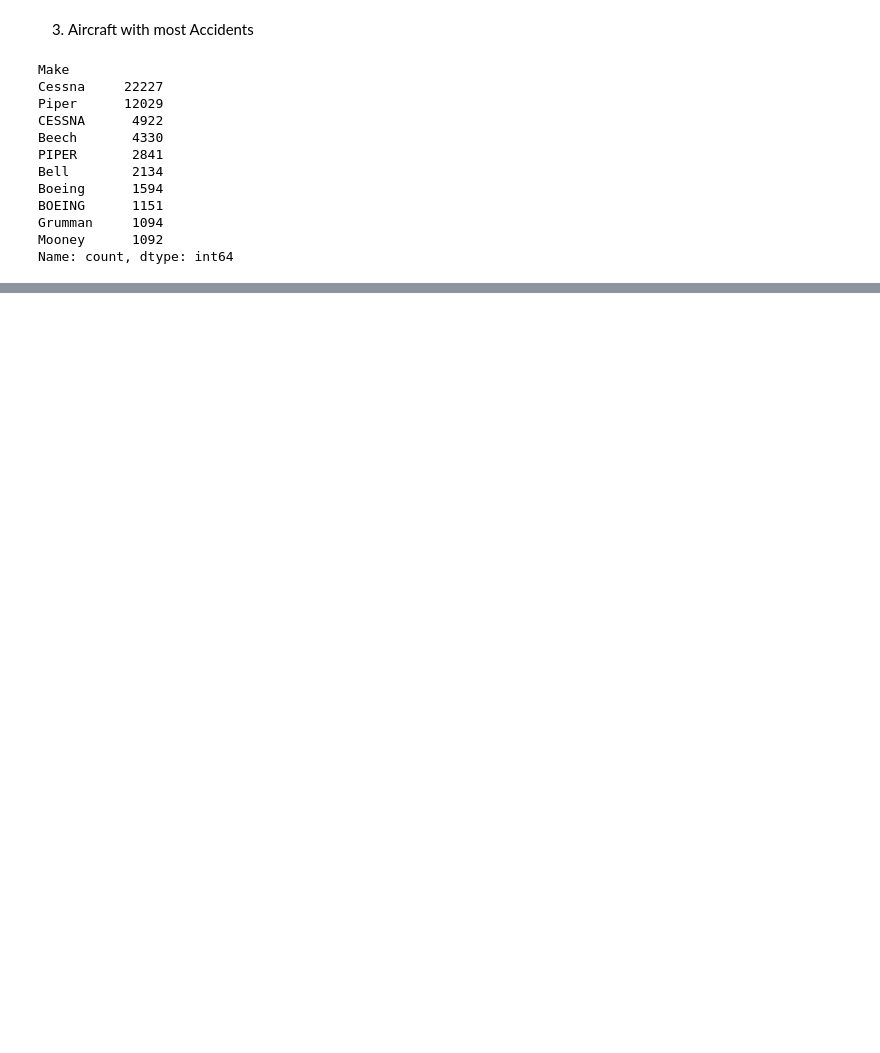
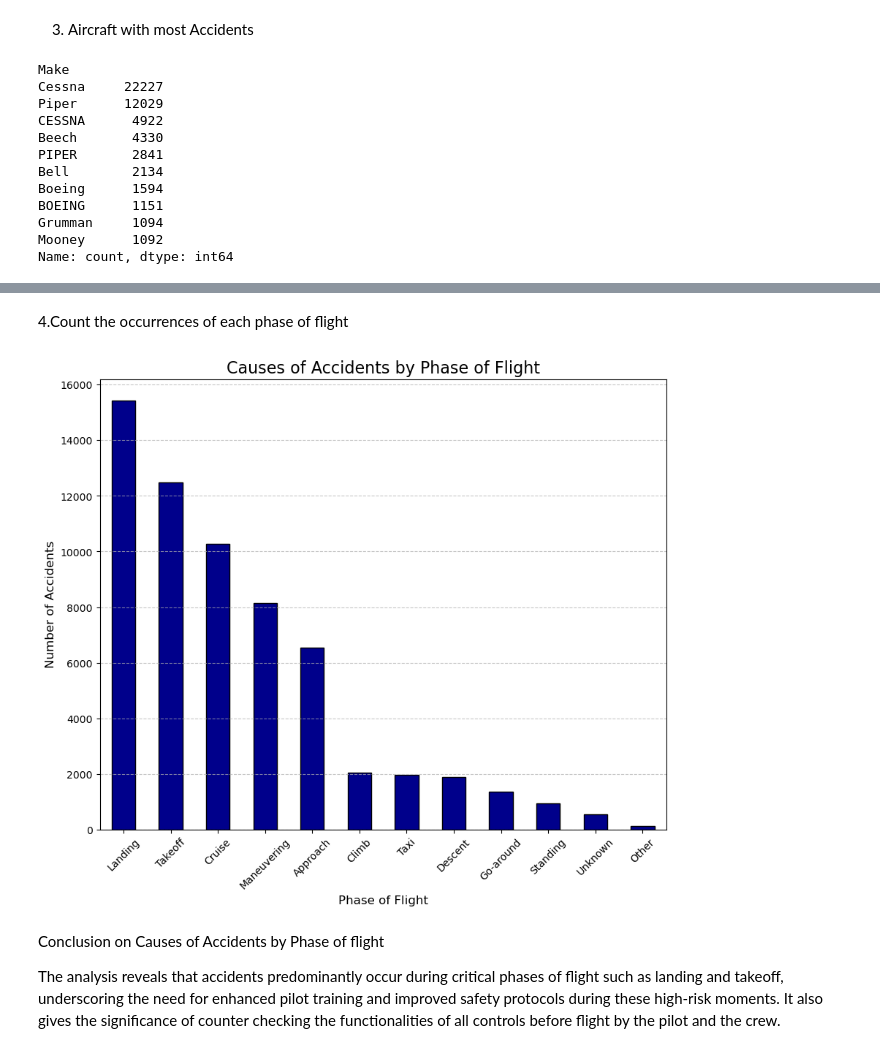
Before and after one commit to Gedy-gif/Aviation-Risk-Analysis-for-Business-Expansion, a Jupyter notebook: Aviation.ipynb, the cells around one changed output, grey strips where cells are left out. Cells and saved outputs as stored; diff of their text form; code cells hidden in the pictures; blank space fills up the shorter version.

```diff
--- a/Aviation.ipynb
+++ b/Aviation.ipynb
@@ -226 +252,25 @@ Conclusion in Aircrafts with most Accidents.
 The analysis shows that the top 10 aircraft manufacturers with the most accidents are Cessna, Piper, Beech, Boeing, Bell, Mooney, Hughes, Grumman, Robinson, and McDonnell Douglas. These manufacturers contribute significantly to aviation accident data, underscoring the need to investigate factors such as usage patterns, maintenance practices, and potential design challenges associated with these specific makes to enhance safety measures.
+# %% [markdown]
+4.Count the occurrences of each phase of flight
+# %%
+causes = df['Broad.phase.of.flight'].value_counts()
+
+# Plot as a bar chart
+plt.figure(figsize=(10, 8))
+causes.plot(kind='bar', color='darkblue', edgecolor='black')
+
+# Add title and labels
+plt.title('Causes of Accidents by Phase of Flight', fontsize=16)
+plt.xlabel('Phase of Flight', fontsize=12)
+plt.ylabel('Number of Accidents', fontsize=12)
+plt.xticks(rotation=45, fontsize=10)
+plt.grid(axis='y', linestyle='--', alpha=0.7)
+
+# Display the bar chart
+plt.show()
+# %% [output]
+[figure, added]
+# %% [markdown]
+Conclusion on Causes of Accidents by Phase of flight
+
+The analysis reveals that accidents predominantly occur during critical phases of flight such as landing and takeoff, underscoring the need for enhanced pilot training and improved safety protocols during these high-risk moments. It also gives the significance of counter checking the functionalities of all controls before flight by the pilot and the crew.
```
Also changed, not shown: parts of 3 cells of this notebook.
